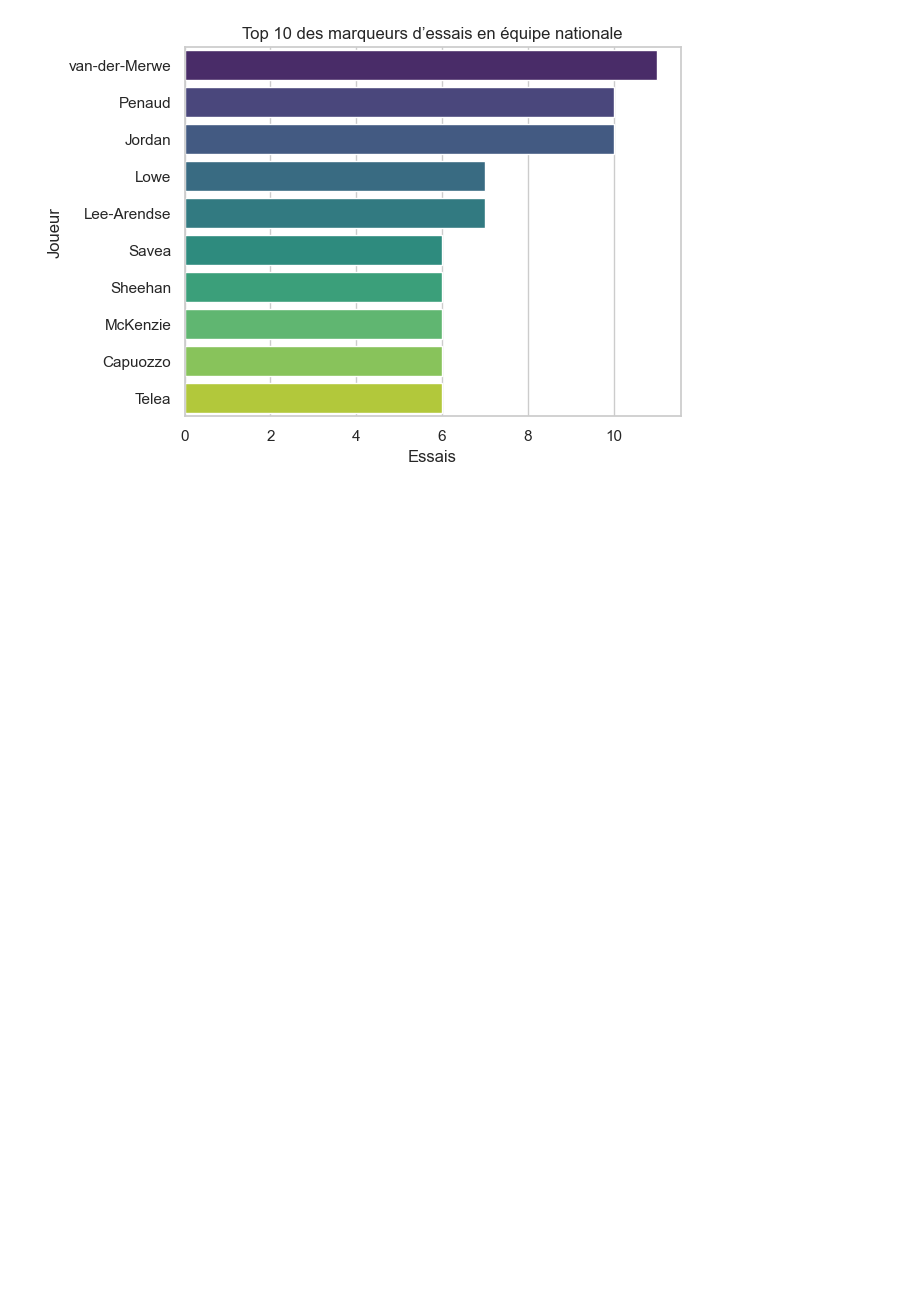
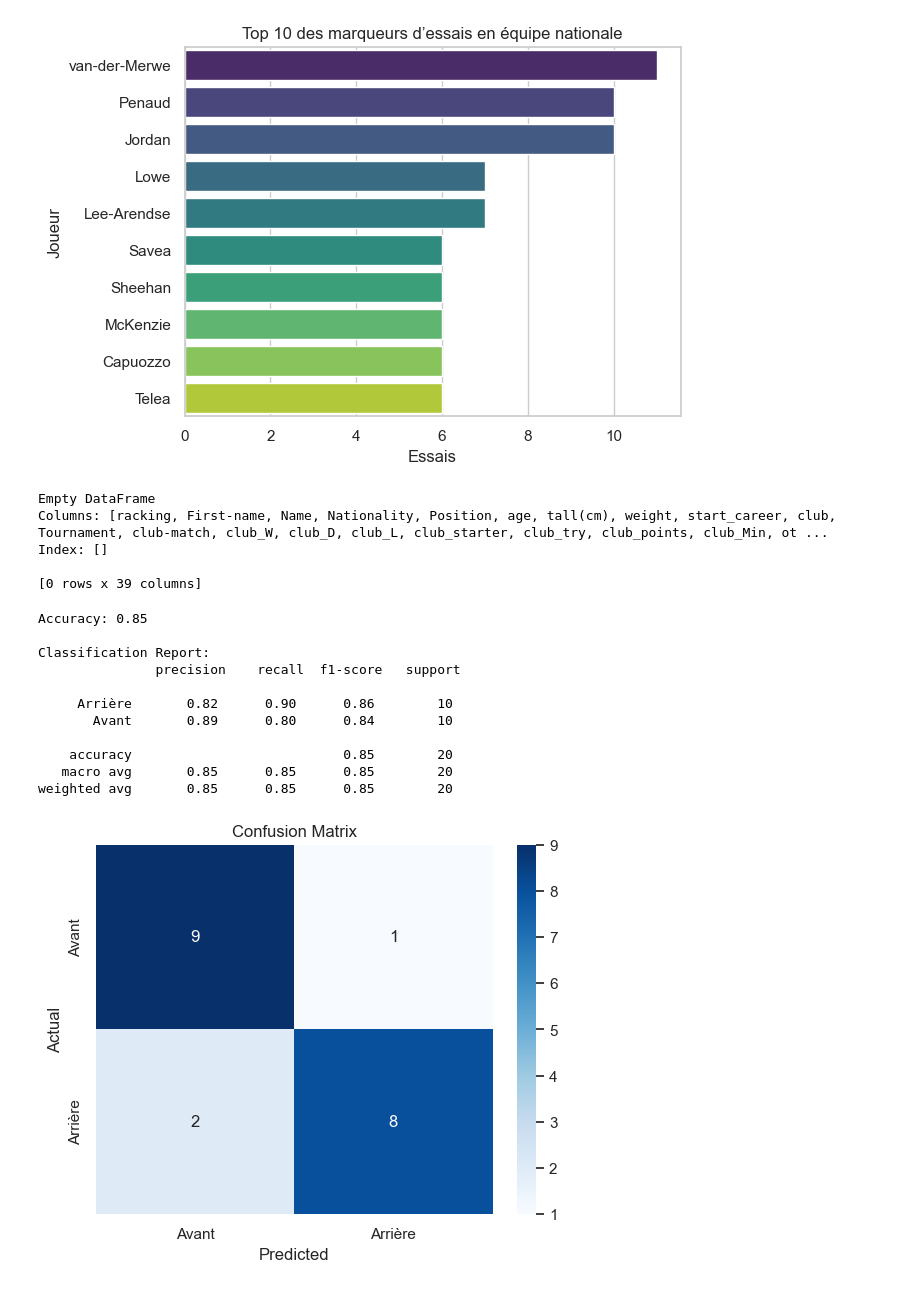
Before and after one commit to charlesdaigre/RUGBY_PLAYER_STATS, a Jupyter notebook: rugby_players_stats.ipynb, the cells around one changed output. Saved outputs shown, nothing was run; the diff lists cells and outputs as text; code cells hidden in the pictures; blank space fills up the shorter version.

```diff
--- a/rugby_players_stats.ipynb
+++ b/rugby_players_stats.ipynb
@@ -392,0 +408,72 @@ plt.show()
+# %%
+# Trouver les lignes où la colonne 'Position_class' est nulle
+missing_positions = df_players[df_players['Position_class'].isnull()]
+
+# Afficher les lignes avec des valeurs manquantes pour 'Position_class'
+print(missing_positions)
+# %% [output]
+Empty DataFrame
+Columns: [racking, First-name, Name, Nationality, Position, age, tall(cm), weight, start_career, club, Tournament, club-match, club_W, club_D, club_L, club_starter, club_try, club_points, club_Min, ot ...
+Index: []
+
+[0 rows x 39 columns]
+# %%
+# Import necessary libraries
+import pandas as pd
+import numpy as np
+from sklearn.model_selection import train_test_split
+from sklearn.preprocessing import StandardScaler
+from sklearn.ensemble import RandomForestClassifier
+from sklearn.metrics import accuracy_score, classification_report, confusion_matrix
+import seaborn as sns
+import matplotlib.pyplot as plt
+
+# Assuming df_players is already loaded and preprocessed
+
+# Select features and target
+features = ['tall(cm)', 'weight', 'age', 'club_points', 'club_Min', 'National_Points']
+target = 'Position_class'
+
+# Split data into train and test sets
+X = df_players[features]
+y = df_players[target]
+X_train, X_test, y_train, y_test = train_test_split(X, y, test_size=0.2, random_state=42)
+
+# Scale features
+scaler = StandardScaler()
+X_train = scaler.fit_transform(X_train)
+X_test = scaler.transform(X_test)
+
+# Train Random Forest Classifier
+rf_model = RandomForestClassifier(random_state=42)
+rf_model.fit(X_train, y_train)
+
+# Predict and evaluate
+y_pred = rf_model.predict(X_test)
+
+# Evaluate accuracy
+print("Accuracy:", accuracy_score(y_test, y_pred))
+
+# Classification report
+print("\nClassification Report:\n", classification_report(y_test, y_pred))
+
+# Confusion Matrix
+conf_matrix = confusion_matrix(y_test, y_pred)
+sns.heatmap(conf_matrix, annot=True, fmt='d', cmap='Blues', xticklabels=['Avant', 'Arrière'], yticklabels=['Avant', 'Arrière'])
+plt.xlabel('Predicted')
+plt.ylabel('Actual')
+plt.title('Confusion Matrix')
+plt.show()
+# %% [output]
+Accuracy: 0.85
+
+Classification Report:
+               precision    recall  f1-score   support
+
+     Arrière       0.82      0.90      0.86        10
+       Avant       0.89      0.80      0.84        10
+
+    accuracy                           0.85        20
+   macro avg       0.85      0.85      0.85        20
+weighted avg       0.85      0.85      0.85        20
+[figure, added]
```
Also changed, not shown: parts of 5 cells of this notebook.
